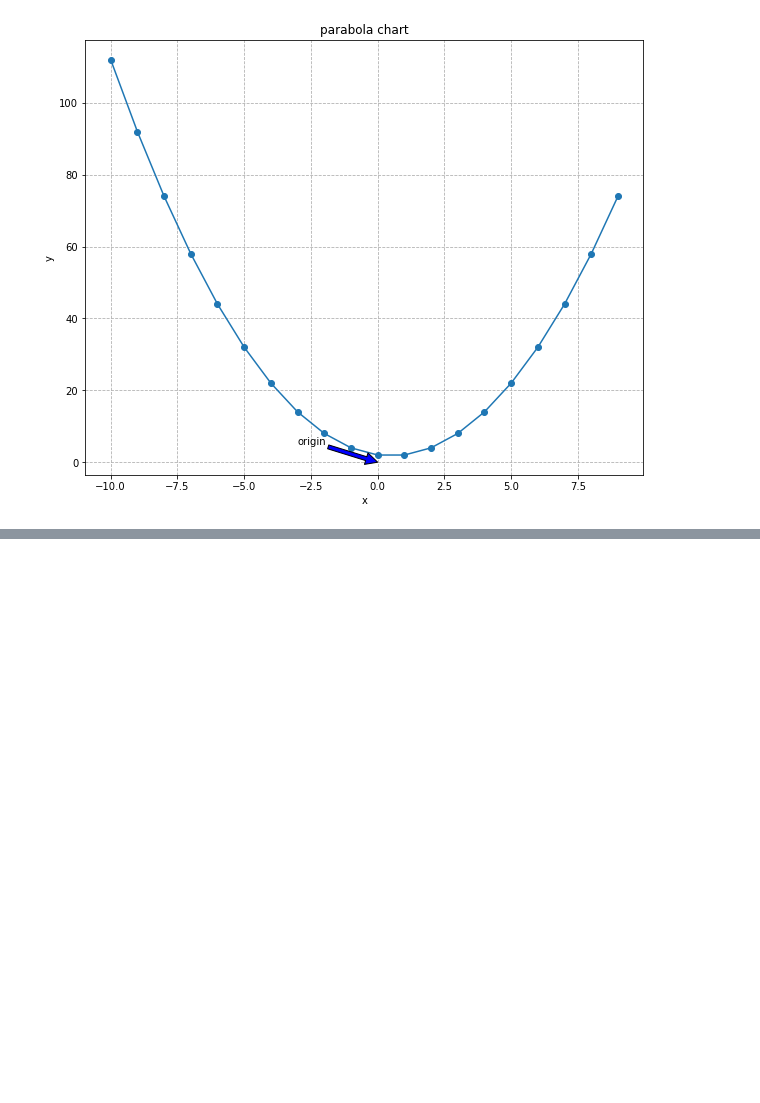
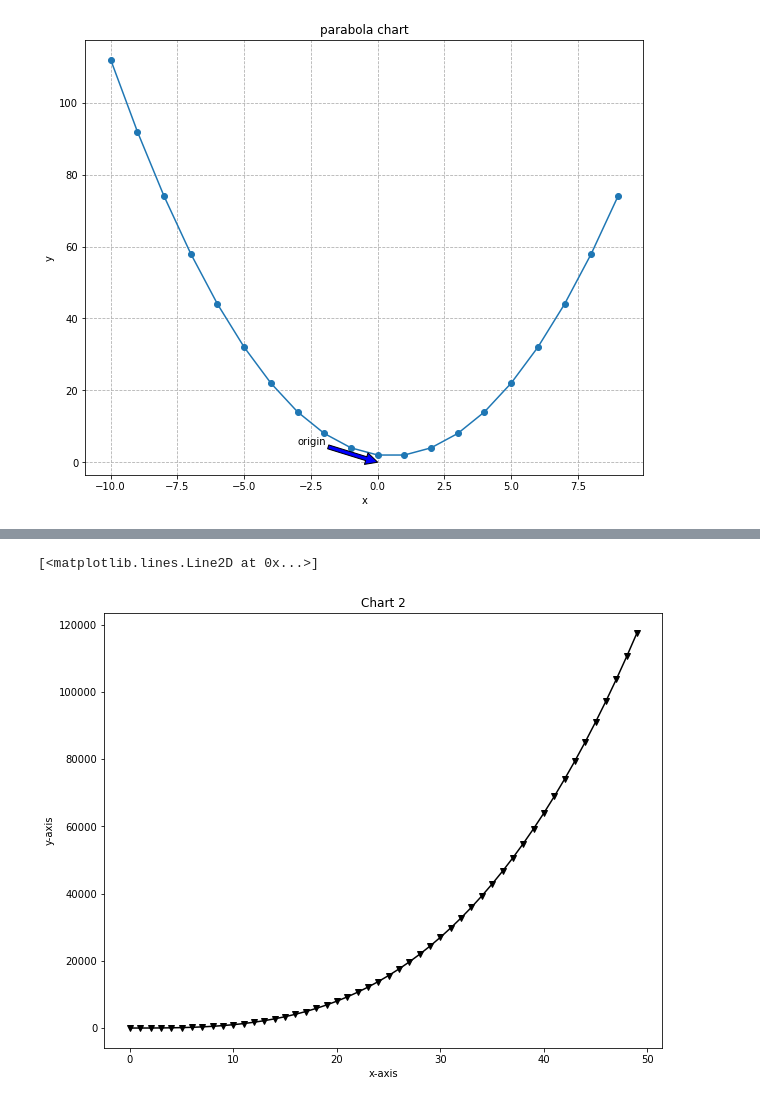
Before and after one commit to codyclonts/numpy-pandas-visualization-exercises, a Jupyter notebook: matplotlib_exercises.ipynb, the cells around one changed output, grey strips where cells are left out. Saved outputs shown, nothing was run; the diff lists cells and outputs as text; code cells hidden in the pictures; blank space fills up the shorter version.

Commit message:
cont exercise work

```diff
--- a/matplotlib_exercises.ipynb
+++ b/matplotlib_exercises.ipynb
@@ -24,0 +39,14 @@ Text(0, 0.5, 'y')
+# %%
+#2 cont
+x = range(0,50)
+y2 = [i**3 for i in x]
+plt.figure(figsize = (10,8))
+
+plt.title('Chart 2')
+plt.xlabel('x-axis')
+plt.ylabel('y-axis')
+
+plt.plot(x,y2, color = 'k',label = 'y=x^3', marker = 'v')
+# %% [output]
+[<matplotlib.lines.Line2D at 0x...>]
+[figure, added]
```
Also changed, not shown: parts of 5 cells of this notebook.
